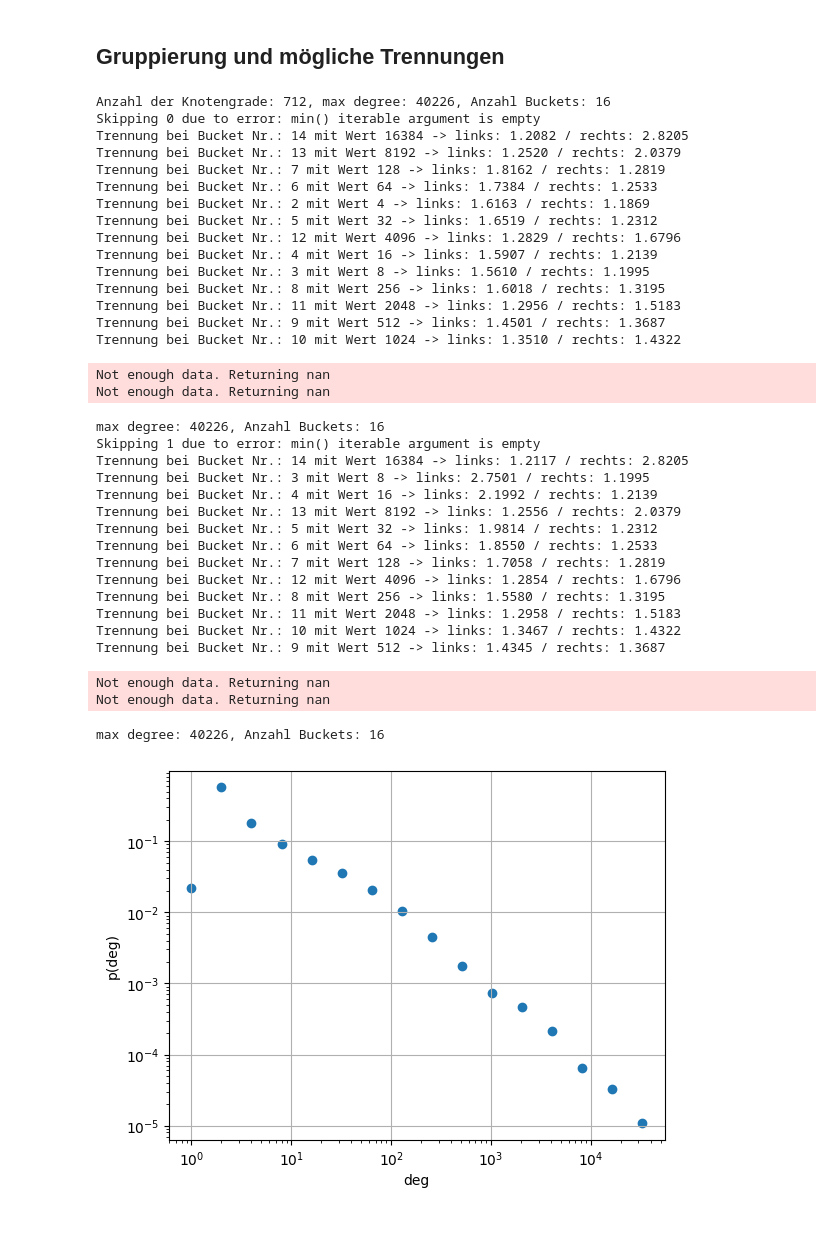
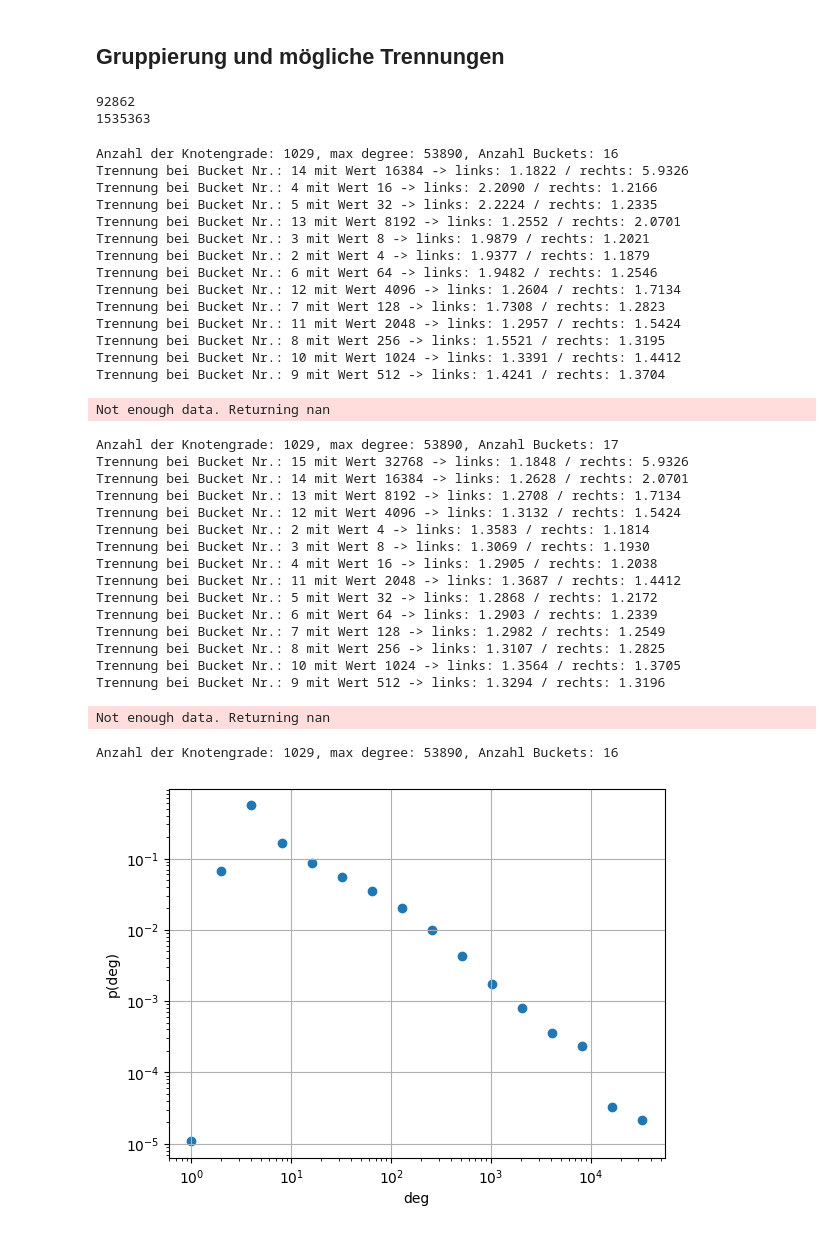
Before and after one commit to Amerek200/63055KomplexeNetze, a Jupyter notebook: data_analysis/regiment_plot.ipynb, the cells around one changed output. Cells and saved outputs as stored; diff of their text form; code cells hidden in the pictures.

Commit message:
mehr Regiment Analyse

```diff
--- a/data_analysis/regiment_plot.ipynb
+++ b/data_analysis/regiment_plot.ipynb
@@ -80,58 +99,61 @@ def grouped_deg_prob_scatter_plot(grouped_dict):
 with open("../data/input/ALL_ALLmitMann_de.txt") as f:
     text = " ".join(f.readlines())
 tokens = file_preprocesser.prepare_text_with_libraries(text, remove_stopwords=False, language="de")
-G = file_preprocesser.convert_preprocessed_tokens_to_graph(tokens, neighbour_distance=1)
+G = file_preprocesser.convert_preprocessed_tokens_to_graph(tokens, neighbour_distance=2)
 # %% [markdown]
 ## Gruppierung und mögliche Trennungen
 # %%
+print(G.order())
+print(len(G.edges()))
 deg_prob_dict = get_deg_probability_dict(G)
+# %% [output]
+92862
+1535363
 # %%
-regiment_candidates = find_word_regiment_candidates_grouped(deg_prob_dict, max_diff=10)
+regiment_candidates = find_word_regiment_candidates_grouped(deg_prob_dict, max_diff=10, start=1, group_method="lower")
 for split_at, vals in regiment_candidates.items():
     print(str.format("Trennung bei Bucket Nr.: {0} mit Wert {1} -> links: {2:.4f} / rechts: {3:.4f}",
                      split_at, 2**split_at, vals["left"], vals["right"]))
 # %% [output]
-Anzahl der Knotengrade: 712, max degree: 40226, Anzahl Buckets: 16
-Skipping 0 due to error: min() iterable argument is empty
-Trennung bei Bucket Nr.: 14 mit Wert 16384 -> links: 1.2082 / rechts: 2.8205
-Trennung bei Bucket Nr.: 13 mit Wert 8192 -> links: 1.2520 / rechts: 2.0379
-Trennung bei Bucket Nr.: 7 mit Wert 128 -> links: 1.8162 / rechts: 1.2819
-Trennung bei Bucket Nr.: 6 mit Wert 64 -> links: 1.7384 / rechts: 1.2533
-Trennung bei Bucket Nr.: 2 mit Wert 4 -> links: 1.6163 / rechts: 1.1869
-Trennung bei Bucket Nr.: 5 mit Wert 32 -> links: 1.6519 / rechts: 1.2312
-Trennung bei Bucket Nr.: 12 mit Wert 4096 -> links: 1.2829 / rechts: 1.6796
-Trennung bei Bucket Nr.: 4 mit Wert 16 -> links: 1.5907 / rechts: 1.2139
-Trennung bei Bucket Nr.: 3 mit Wert 8 -> links: 1.5610 / rechts: 1.1995
-Trennung bei Bucket Nr.: 8 mit Wert 256 -> links: 1.6018 / rechts: 1.3195
-Trennung bei Bucket Nr.: 11 mit Wert 2048 -> links: 1.2956 / rechts: 1.5183
-Trennung bei Bucket Nr.: 9 mit Wert 512 -> links: 1.4501 / rechts: 1.3687
-Trennung bei Bucket Nr.: 10 mit Wert 1024 -> links: 1.3510 / rechts: 1.4322
+Anzahl der Knotengrade: 1029, max degree: 53890, Anzahl Buckets: 16
+Trennung bei Bucket Nr.: 14 mit Wert 16384 -> links: 1.1822 / rechts: 5.9326
+Trennung bei Bucket Nr.: 4 mit Wert 16 -> links: 2.2090 / rechts: 1.2166
+Trennung bei Bucket Nr.: 5 mit Wert 32 -> links: 2.2224 / rechts: 1.2335
+Trennung bei Bucket Nr.: 13 mit Wert 8192 -> links: 1.2552 / rechts: 2.0701
+Trennung bei Bucket Nr.: 3 mit Wert 8 -> links: 1.9879 / rechts: 1.2021
+Trennung bei Bucket Nr.: 2 mit Wert 4 -> links: 1.9377 / rechts: 1.1879
+Trennung bei Bucket Nr.: 6 mit Wert 64 -> links: 1.9482 / rechts: 1.2546
+Trennung bei Bucket Nr.: 12 mit Wert 4096 -> links: 1.2604 / rechts: 1.7134
+Trennung bei Bucket Nr.: 7 mit Wert 128 -> links: 1.7308 / rechts: 1.2823
+Trennung bei Bucket Nr.: 11 mit Wert 2048 -> links: 1.2957 / rechts: 1.5424
+Trennung bei Bucket Nr.: 8 mit Wert 256 -> links: 1.5521 / rechts: 1.3195
+Trennung bei Bucket Nr.: 10 mit Wert 1024 -> links: 1.3391 / rechts: 1.4412
+Trennung bei Bucket Nr.: 9 mit Wert 512 -> links: 1.4241 / rechts: 1.3704
 Not enough data. Returning nan
-Not enough data. Returning nan
 # %%
-regiment_candidates = find_word_regiment_candidates_grouped(deg_prob_dict, start=1, max_diff=10)
+regiment_candidates = find_word_regiment_candidates_grouped(deg_prob_dict, max_diff=10, start=1, group_method="upper")
 for split_at, vals in regiment_candidates.items():
     print(str.format("Trennung bei Bucket Nr.: {0} mit Wert {1} -> links: {2:.4f} / rechts: {3:.4f}",
                      split_at, 2**split_at, vals["left"], vals["right"]))
 # %% [output]
-max degree: 40226, Anzahl Buckets: 16
-Skipping 1 due to error: min() iterable argument is empty
-Trennung bei Bucket Nr.: 14 mit Wert 16384 -> links: 1.2117 / rechts: 2.8205
-Trennung bei Bucket Nr.: 3 mit Wert 8 -> links: 2.7501 / rechts: 1.1995
-Trennung bei Bucket Nr.: 4 mit Wert 16 -> links: 2.1992 / rechts: 1.2139
-Trennung bei Bucket Nr.: 13 mit Wert 8192 -> links: 1.2556 / rechts: 2.0379
-Trennung bei Bucket Nr.: 5 mit Wert 32 -> links: 1.9814 / rechts: 1.2312
-Trennung bei Bucket Nr.: 6 mit Wert 64 -> links: 1.8550 / rechts: 1.2533
-Trennung bei Bucket Nr.: 7 mit Wert 128 -> links: 1.7058 / rechts: 1.2819
-Trennung bei Bucket Nr.: 12 mit Wert 4096 -> links: 1.2854 / rechts: 1.6796
-Trennung bei Bucket Nr.: 8 mit Wert 256 -> links: 1.5580 / rechts: 1.3195
-Trennung bei Bucket Nr.: 11 mit Wert 2048 -> links: 1.2958 / rechts: 1.5183
-Trennung bei Bucket Nr.: 10 mit Wert 1024 -> links: 1.3467 / rechts: 1.4322
-Trennung bei Bucket Nr.: 9 mit Wert 512 -> links: 1.4345 / rechts: 1.3687
+Anzahl der Knotengrade: 1029, max degree: 53890, Anzahl Buckets: 17
+Trennung bei Bucket Nr.: 15 mit Wert 32768 -> links: 1.1848 / rechts: 5.9326
+Trennung bei Bucket Nr.: 14 mit Wert 16384 -> links: 1.2628 / rechts: 2.0701
+Trennung bei Bucket Nr.: 13 mit Wert 8192 -> links: 1.2708 / rechts: 1.7134
+Trennung bei Bucket Nr.: 12 mit Wert 4096 -> links: 1.3132 / rechts: 1.5424
+Trennung bei Bucket Nr.: 2 mit Wert 4 -> links: 1.3583 / rechts: 1.1814
+Trennung bei Bucket Nr.: 3 mit Wert 8 -> links: 1.3069 / rechts: 1.1930
+Trennung bei Bucket Nr.: 4 mit Wert 16 -> links: 1.2905 / rechts: 1.2038
+Trennung bei Bucket Nr.: 11 mit Wert 2048 -> links: 1.3687 / rechts: 1.4412
+Trennung bei Bucket Nr.: 5 mit Wert 32 -> links: 1.2868 / rechts: 1.2172
+Trennung bei Bucket Nr.: 6 mit Wert 64 -> links: 1.2903 / rechts: 1.2339
+Trennung bei Bucket Nr.: 7 mit Wert 128 -> links: 1.2982 / rechts: 1.2549
+Trennung bei Bucket Nr.: 8 mit Wert 256 -> links: 1.3107 / rechts: 1.2825
+Trennung bei Bucket Nr.: 10 mit Wert 1024 -> links: 1.3564 / rechts: 1.3705
+Trennung bei Bucket Nr.: 9 mit Wert 512 -> links: 1.3294 / rechts: 1.3196
 Not enough data. Returning nan
-Not enough data. Returning nan
 # %%
-grouped_deg_prob_scatter_plot(group_by_power_of_two(get_deg_probability_dict(G)))
+grouped_deg_prob_scatter_plot(group_by_power_of_two(get_deg_probability_dict(G), group_method="lower"))
 # %% [output]
-max degree: 40226, Anzahl Buckets: 16
+Anzahl der Knotengrade: 1029, max degree: 53890, Anzahl Buckets: 16
-[figure, old version]
+[figure, new version]
```
Also changed, not shown: parts of 7 cells of this notebook.
